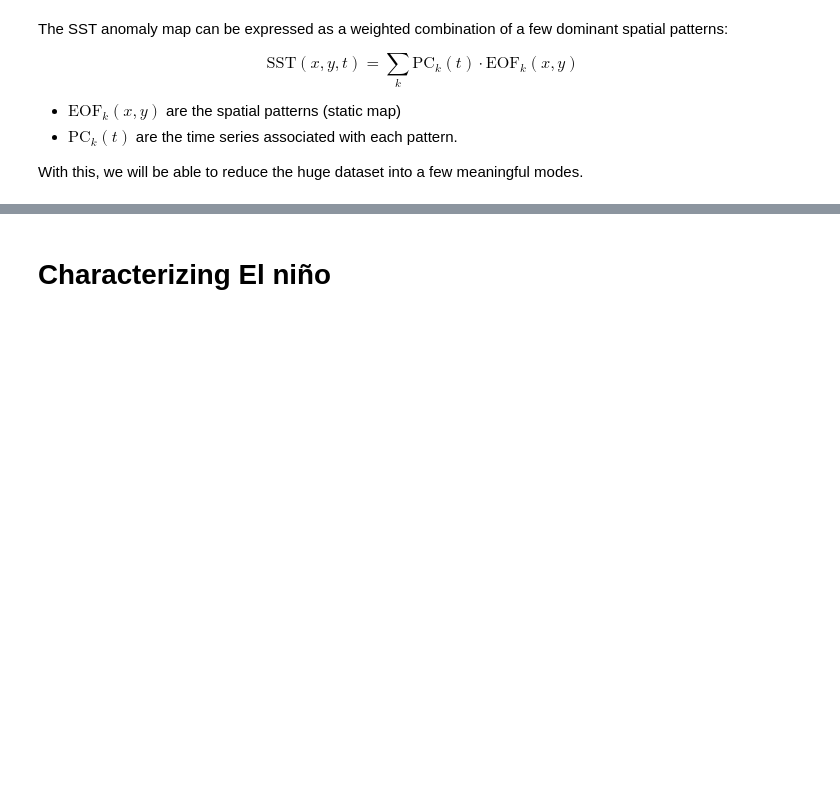
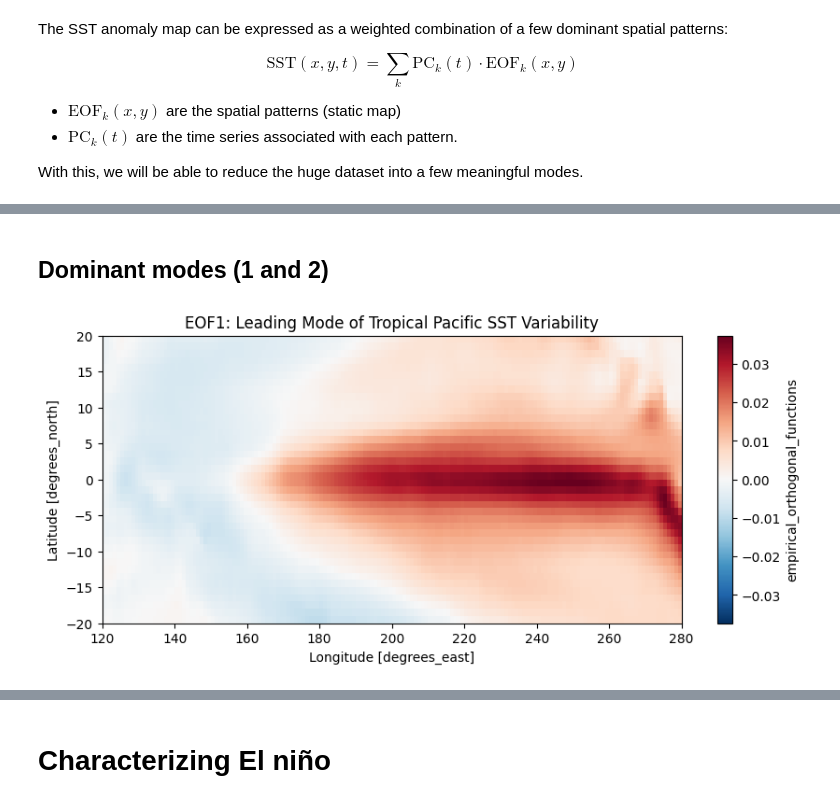
Before and after one commit to marianaolm/ML-climate, a Jupyter notebook: project_elnino.ipynb, the cells around one changed output, grey strips where cells are left out. Drawn from its saved outputs; the diff is of its cells as text; code cells hidden in the pictures; blank space fills up the shorter version.

```diff
--- a/project_elnino.ipynb
+++ b/project_elnino.ipynb
@@ -208,0 +228,11 @@ var1 = solver.varianceFraction()[0]
+# %% [markdown]
+## Dominant modes (1 and 2)
+# %%
+eof1 = eof[0]
+
+fig, ax = plt.subplots(figsize=(10, 4))
+eof1.plot(ax=ax, cmap='RdBu_r')
+ax.set_title("EOF1: Leading Mode of Tropical Pacific SST Variability")
+plt.show()
+# %% [output]
+[figure, added]
```
Also changed, not shown: parts of 4 cells of this notebook.
